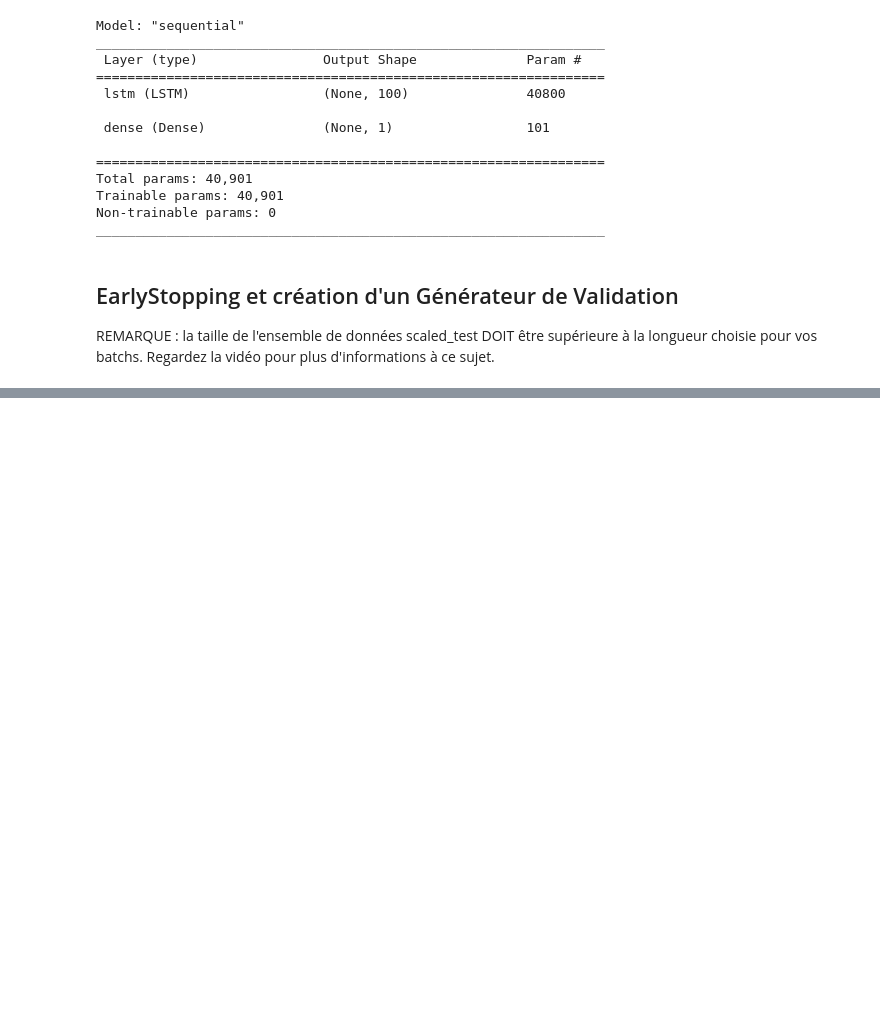
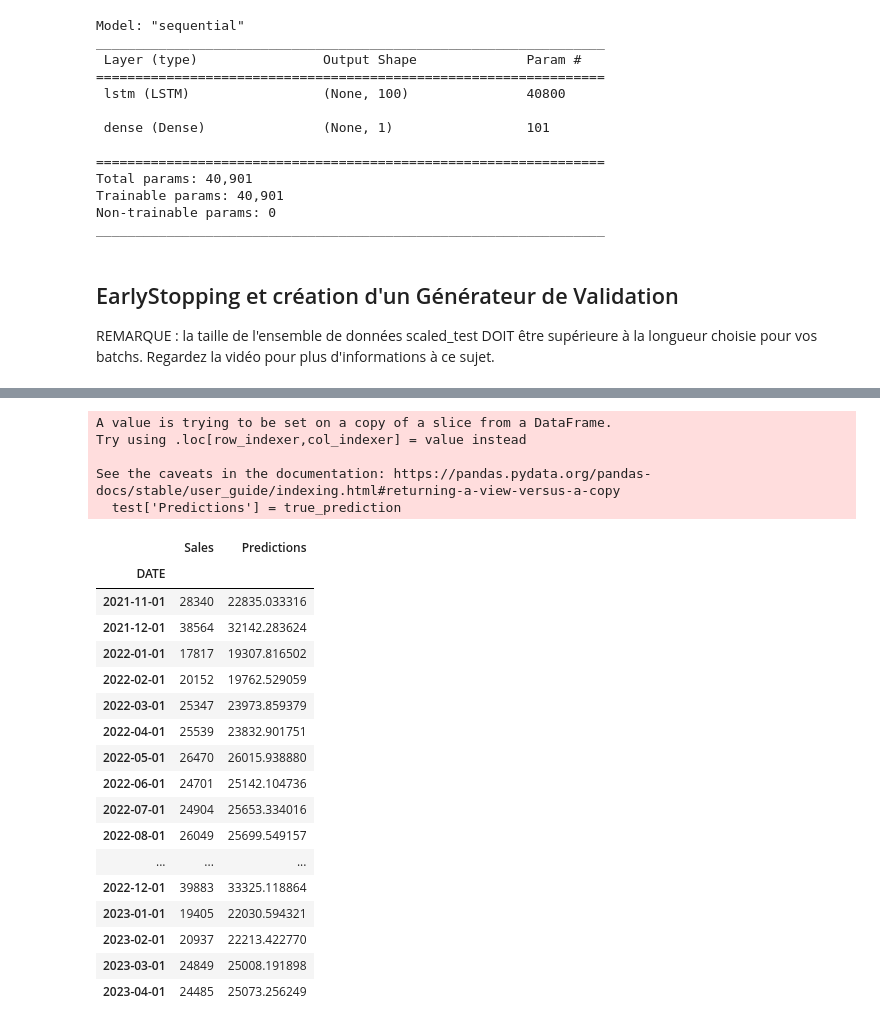
Before and after one commit to mouminaa/RNN, a Jupyter notebook: RSCCASN.ipynb, the cells around one changed output, grey strips where cells are left out. Cells and saved outputs as stored; diff of their text form; code cells hidden in the pictures; blank space fills up the shorter version.

```diff
--- a/RSCCASN.ipynb
+++ b/RSCCASN.ipynb
@@ -203,0 +304,29 @@ losses.plot()
+# %%
+test['Predictions'] = true_prediction
+# %% [output]
+A value is trying to be set on a copy of a slice from a DataFrame.
+Try using .loc[row_indexer,col_indexer] = value instead
+
+See the caveats in the documentation: https://pandas.pydata.org/pandas-docs/stable/user_guide/indexing.html#returning-a-view-versus-a-copy
+  test['Predictions'] = true_prediction
+# %%
+test
+# %% [output]
+|  | Sales | Predictions |
+| DATE |  |  |
+| 2021-11-01 | 28340 | 22835.033316 |
+| 2021-12-01 | 38564 | 32142.283624 |
+| 2022-01-01 | 17817 | 19307.816502 |
+| 2022-02-01 | 20152 | 19762.529059 |
+| 2022-03-01 | 25347 | 23973.859379 |
+| 2022-04-01 | 25539 | 23832.901751 |
+| 2022-05-01 | 26470 | 26015.938880 |
+| 2022-06-01 | 24701 | 25142.104736 |
+| 2022-07-01 | 24904 | 25653.334016 |
+| 2022-08-01 | 26049 | 25699.549157 |
+| ... | ... | ... |
+| 2022-12-01 | 39883 | 33325.118864 |
+| 2023-01-01 | 19405 | 22030.594321 |
+| 2023-02-01 | 20937 | 22213.422770 |
+| 2023-03-01 | 24849 | 25008.191898 |
+| 2023-04-01 | 24485 | 25073.256249 |
```
Also changed, not shown: parts of 17 cells of this notebook, 1 other file.
